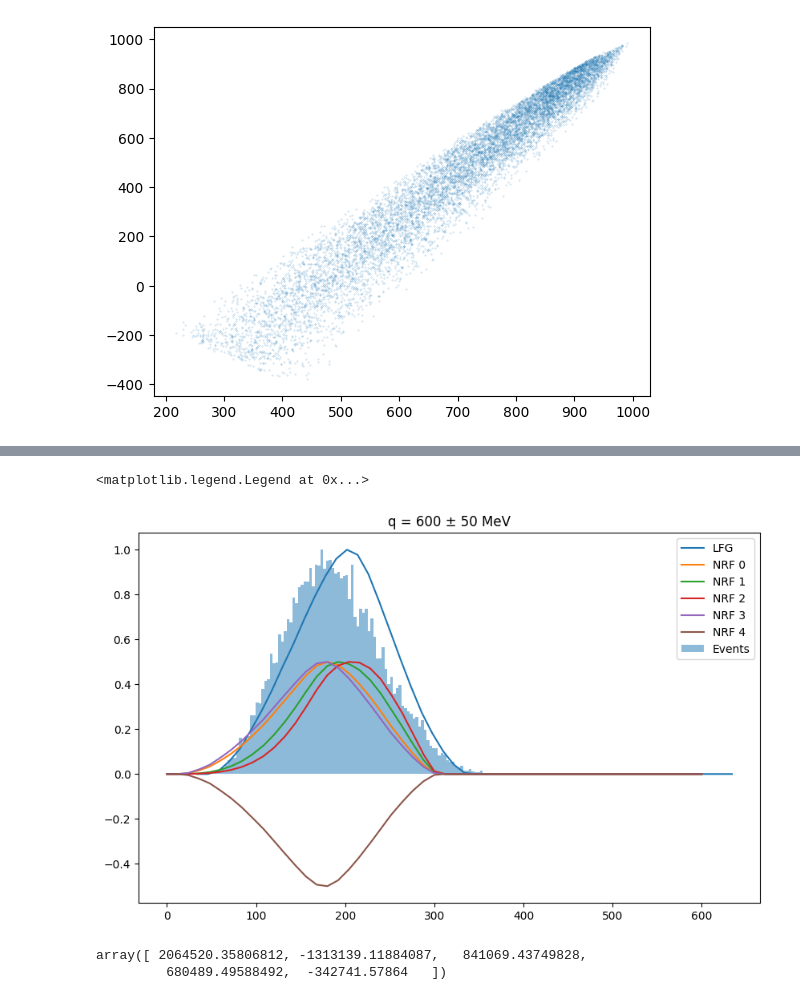
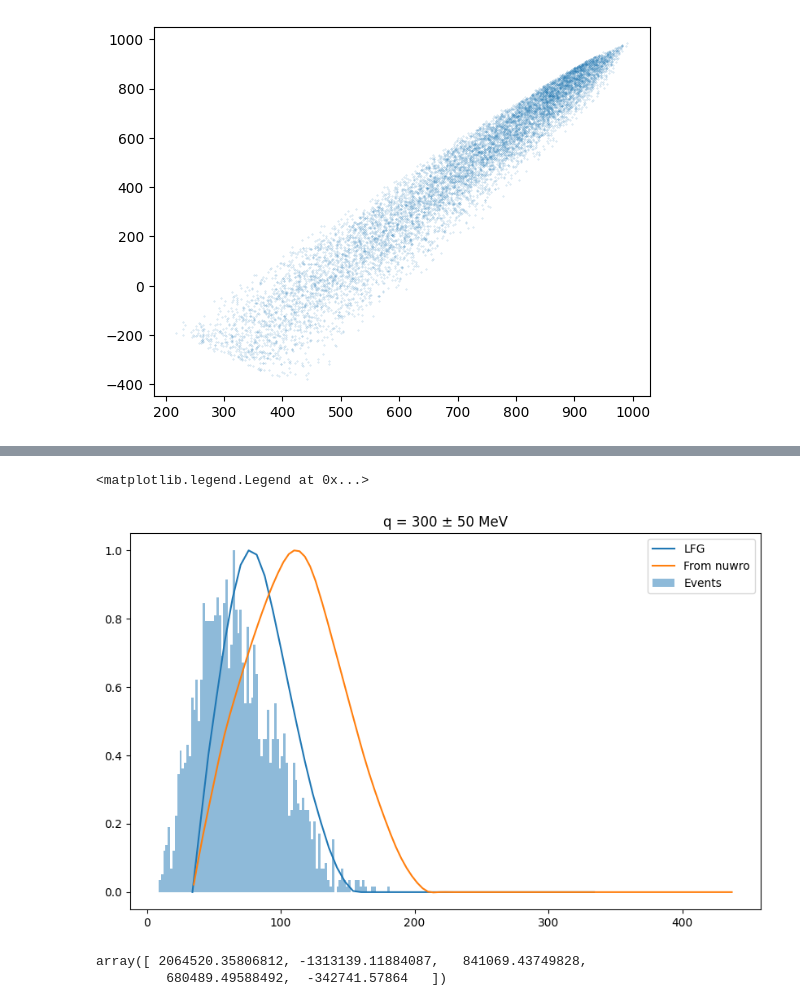
Before and after one commit to grufkork/neutrino_bsc_26, a Jupyter notebook: root-demo.ipynb, the cells around one changed output, grey strips where cells are left out. Saved outputs shown, nothing was run; the diff lists cells and outputs as text; code cells hidden in the pictures.

```diff
--- a/root-demo.ipynb
+++ b/root-demo.ipynb
@@ -87,0 +95,10 @@ coeffs = np.array([v00, vzz, v0z, vxx, vxy]).T
+# %%
+test_x = []
+test_y = []
+with open("test.txt", "r") as f:
+    for line in f:
+        w, xsec = map(float, line.split())
+        test_x.append(w)
+        test_y.append(xsec)
+test_x = np.array(test_x)
+test_y = np.array(test_y)
@@ -88,8 +163,8 @@ coeffs = np.array([v00, vzz, v0z, vxx, vxy]).T
 # %%
-target_q = 600
+target_q = 300
 q_delta = 50
 
-eps = 1000
+eps = 600
 #muon mass
 m_l = 105.66
 
@@ -101,41 +176,42 @@ k_prim = np.sqrt(eps_prim**2 - m_l**2)
 
 Q_sq = target_q**2 - omega**2
 
-temp = (k**2 + k_prim**2 - target_q**2) / (2 * k * k_prim)
-costheta = np.arccos(temp)
-costheta = np.nan_to_num(costheta)
+costheta = (k**2 + k_prim**2 - target_q**2) / (2 * k * k_prim)
+# costheta = np.arccos(temp)
+# costheta = np.nan_to_num(costheta)
 
 
 v00 = 2 * eps * eps_prim * ( 1 + k_prim/eps_prim * costheta )
 vzz = omega**2 / target_q**2 * (m_l ** 2 + v00) + m_l**2 / target_q**2 * (m_l**2 + 2 * omega * (eps + eps_prim) + target_q**2)
 v0z = omega / target_q * (m_l**2 + v00) + m_l**2 / target_q * (eps + eps_prim)
 vxx = Q_sq + Q_sq * (m_l**2 + v00) / (2 * target_q**2) - m_l**2 / target_q**2 * (m_l**2 / 2 + omega * (eps + eps_prim))
 vxy = Q_sq * (eps + eps_prim) / target_q - m_l**2 * omega / target_q
 # r00 r0z rzz rxx rxy
 coeffs = np.array([v00, -v0z, vzz, vxx, -vxy])
 
 
 
 mask = np.abs(q_vals - target_q) < q_delta
 
 counts, bins = np.histogram(omega_vals[mask], bins=100)
 normcounts = counts / np.max(counts)
 
 cross_section = k_prim / eps * np.sum(lfg_data[lfg_idx, :, 1] * coeffs, axis=0)
 
 plt.figure(figsize=(10,6))
 
 
 
-plt.plot(lfg_data[lfg_idx, 0, 0] + 34, cross_section / np.max(cross_section), label="LFG")
-for cidx in range(5):
-    plt.plot(lfg_data[lfg_idx, cidx, 0], lfg_data[lfg_idx, cidx, 1] / np.max(np.abs(lfg_data[lfg_idx, cidx, 1])) * 0.5, label=f"NRF {cidx}")
+plt.plot(lfg_data[lfg_idx, 0, 0] + 34, cross_section / (np.max(cross_section)), label="LFG")
+plt.plot(test_x + 34, test_y / np.max(test_y), label="From nuwro")
+# for cidx in range(5):
+#     plt.plot(lfg_data[lfg_idx, cidx, 0], lfg_data[lfg_idx, cidx, 1] / np.max(np.abs(lfg_data[lfg_idx, cidx, 1])) * 0.5, label=f"NRF {cidx}")
 plt.bar(bins[:-1], normcounts, width=np.diff(bins), alpha=0.5, label="Events")
 plt.title(f"q = {target_q} ± {q_delta} MeV")
 plt.legend()
 # %% [output]
 <matplotlib.legend.Legend at 0x...>
-[figure, old version]
+[figure, new version]
 # %%
 coeffs[:,30]
 # %% [output]
```
Also changed, not shown: parts of 5 cells of this notebook, 6 other files.
